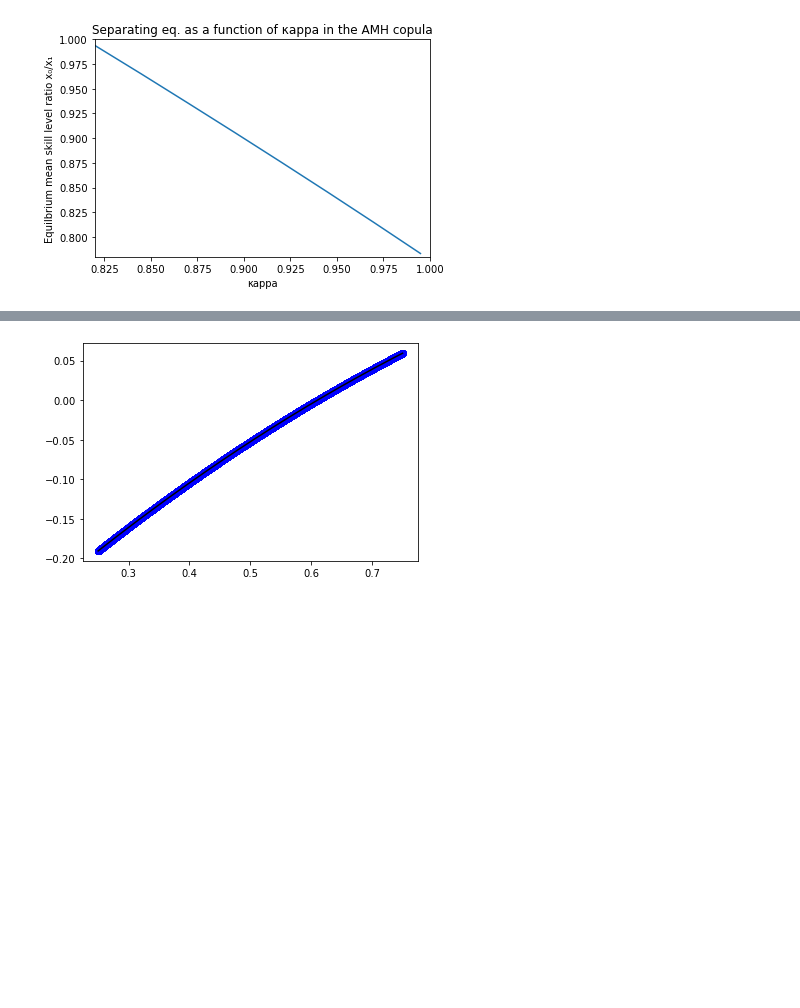
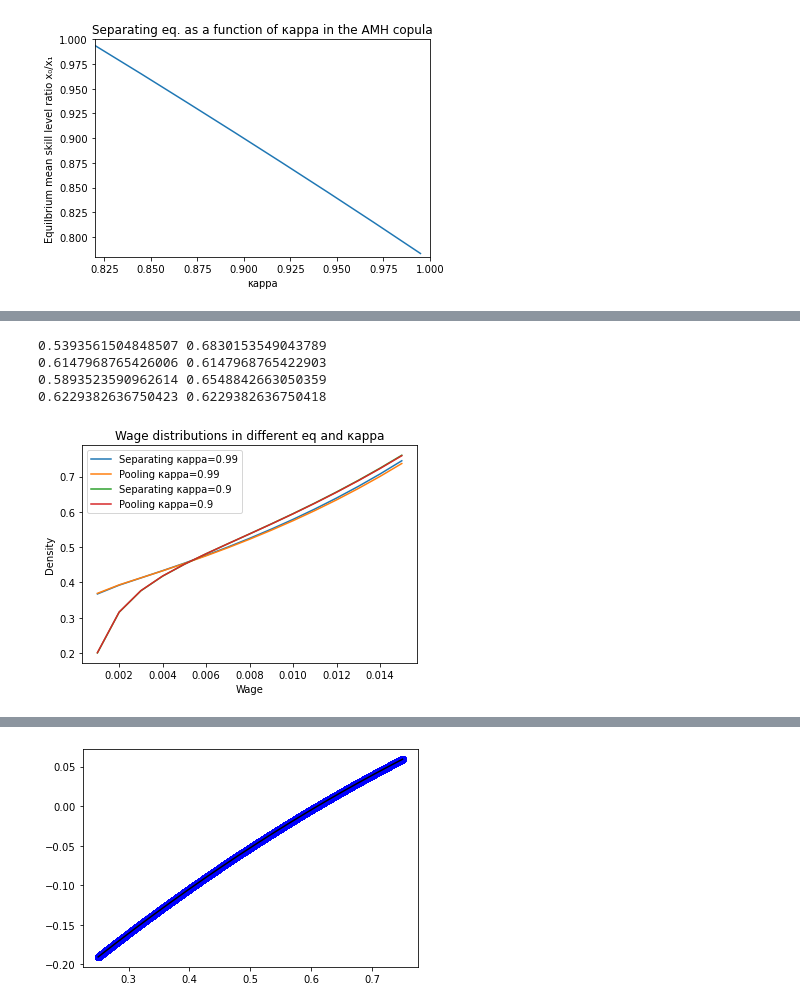
Before and after one commit to pwikman/general_equilibrium, a Jupyter notebook: calcs.ipynb, the cells around one changed output, grey strips where cells are left out. Drawn from its saved outputs; the diff is of its cells as text; code cells hidden in the pictures; blank space fills up the shorter version.

```diff
--- a/calcs.ipynb
+++ b/calcs.ipynb
@@ -282,10 +330,6 @@ plt.savefig('eqsep.png')
 norm = 0
 d = np.arange(0.82, 1, 0.025)
 fig, ax = plt.subplots()
-def sol(kap):
-    global kappa
-    kappa = kap
-    return newton_krylov(lambda k: func_x(k)-k,  [0.8])[0]
 vecfunc = np.vectorize(sol)
 ax.plot(d,vecfunc(d))
 ax.set_ylim([0.78, 1])
@@ -298,0 +396,48 @@ plt.savefig('amheq.png')
+# %%
+#3D plot of pdf of Gaussian and AMH copula
+norm = 0
+γ=1
+beta = 0.05
+x = np.arange(0.001,(beta/2)*np.power(x_0,γ),0.001)
+fig, ax = plt.subplots()
+
+
+kappa = 0.99
+k = sol(kappa)
+x_0,x_1 = func_mx(k,det_m(k))
+print(x_0,x_1)
+vf1 = np.vectorize(lambda w: wage_dist(w,x_0,x_1))
+ax.plot(x,vf1(x), label='Separating κappa=0.99')
+
+x_0,x_1 = func_mx(1,0)
+print(x_0,x_1)
+vf2 = np.vectorize(lambda w: wage_dist(w,x_0,x_1))
+ax.plot(x,vf2(x), label='Pooling κappa=0.99')
+
+
+
+kappa = 0.9
+k = sol(kappa)
+x_0,x_1 = func_mx(k,det_m(k))
+print(x_0,x_1)
+vf1 = np.vectorize(lambda w: wage_dist(w,x_0,x_1))
+ax.plot(x,vf1(x), label='Separating κappa=0.9')
+
+x_0,x_1 = func_mx(1,0)
+print(x_0,x_1)
+vf2 = np.vectorize(lambda w: wage_dist(w,x_0,x_1))
+ax.plot(x,vf2(x), label='Pooling κappa=0.9')
+
+
+
+plt.legend()
+plt.title('Wage distributions in different eq and κappa')
+plt.xlabel('Wage')
+plt.ylabel('Density')
+plt.savefig('wagedist.png')
+# %% [output]
+0.5393561504848507 0.6830153549043789
+0.6147968765426006 0.6147968765422903
+0.5893523590962614 0.6548842663050359
+0.6229382636750423 0.6229382636750418
+[figure, added]
```
Also changed, not shown: parts of 6 cells of this notebook, 2 other files.
